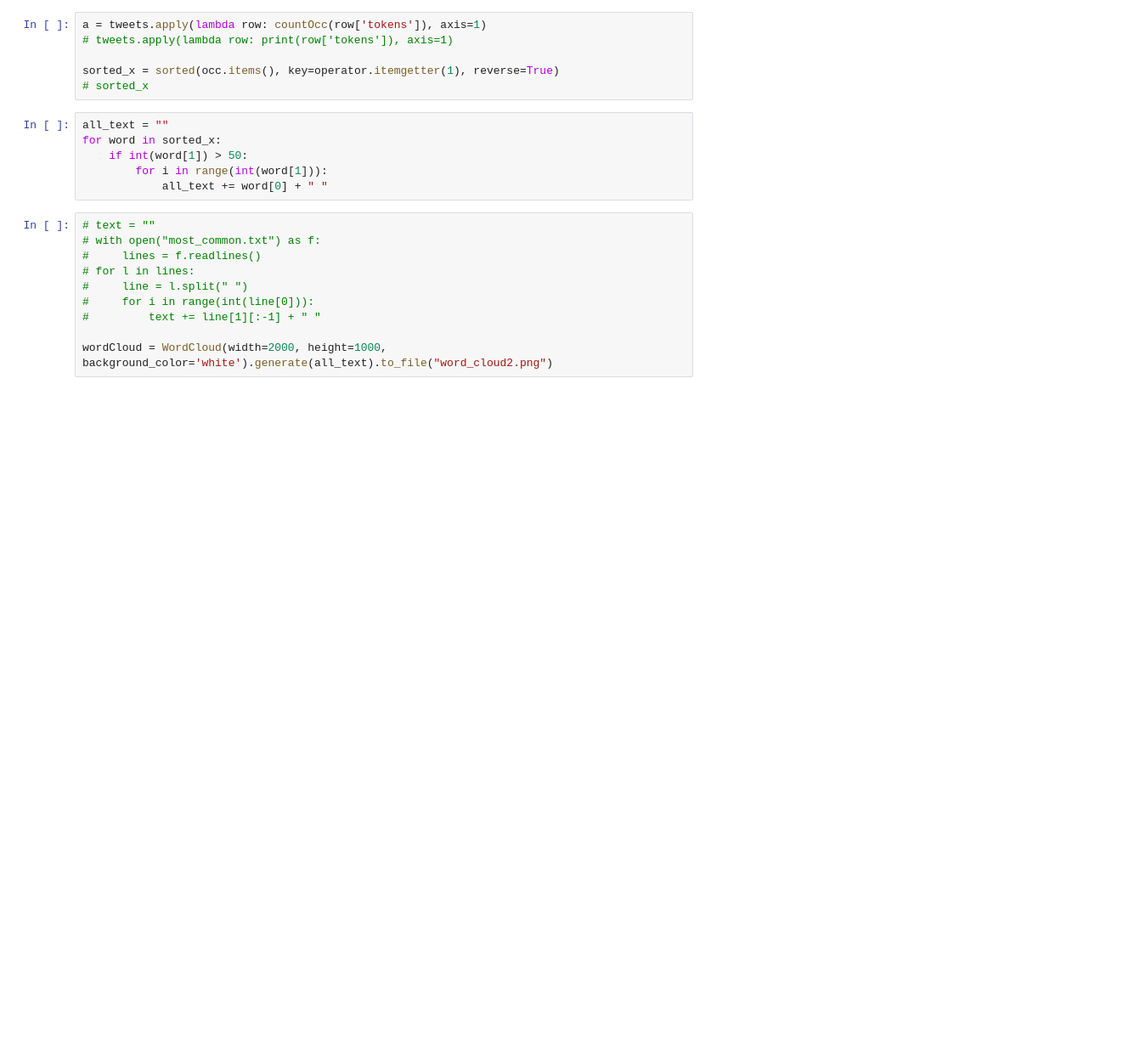
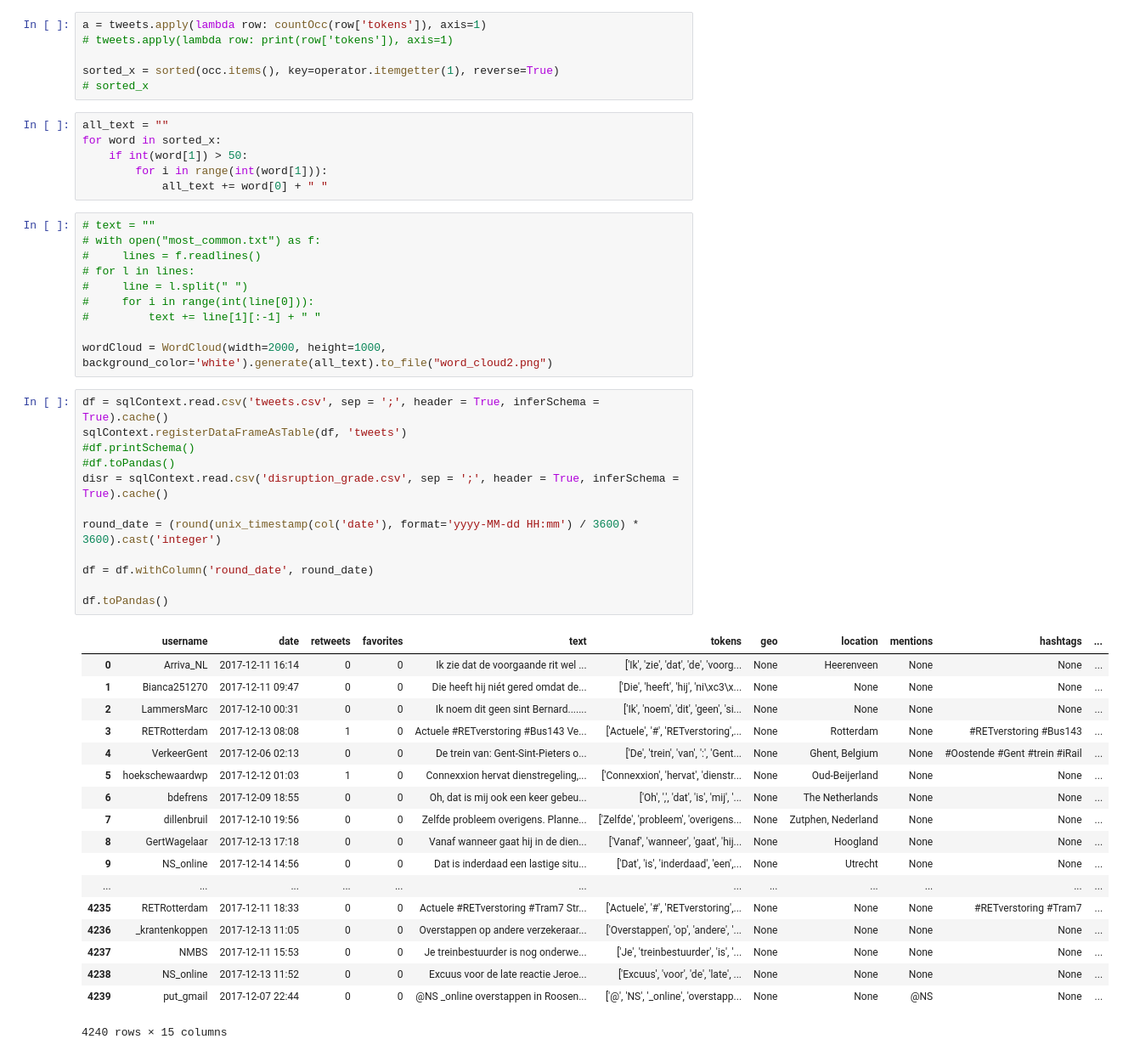
Before and after one commit to AndraIonescu/WSE_FinalPaper, a Jupyter notebook: FinalPaper.ipynb, the cells around one changed output. Shown at 85% size. Saved outputs shown, nothing was run; the diff lists cells and outputs as text; blank space fills up the shorter version.

Commit message:
add dates

```diff
--- a/FinalPaper.ipynb
+++ b/FinalPaper.ipynb
@@ -137,3 +137,34 @@ for word in sorted_x:
 #         text += line[1][:-1] + " "
 
 wordCloud = WordCloud(width=2000, height=1000, background_color='white').generate(all_text).to_file("word_cloud2.png")
+# %%
+df = sqlContext.read.csv('tweets.csv', sep = ';', header = True, inferSchema = True).cache()
+sqlContext.registerDataFrameAsTable(df, 'tweets')
+#df.printSchema()
+#df.toPandas()
+disr = sqlContext.read.csv('disruption_grade.csv', sep = ';', header = True, inferSchema = True).cache()
+
+round_date = (round(unix_timestamp(col('date'), format='yyyy-MM-dd HH:mm') / 3600) * 3600).cast('integer')
+
+df = df.withColumn('round_date', round_date)
+
+df.toPandas()
+# %% [output]
+|  | username | date | retweets | favorites | text | tokens | geo | location | mentions | hashtags | ... |
+| 0 | Arriva_NL | 2017-12-11 16:14 | 0 | 0 | Ik zie dat de voorgaande rit wel ... | ['Ik', 'zie', 'dat', 'de', 'voorg... | None | Heerenveen | None | None | ... |
+| 1 | Bianca251270 | 2017-12-11 09:47 | 0 | 0 | Die heeft hij niét gered omdat de... | ['Die', 'heeft', 'hij', 'ni\xc3\x... | None | None | None | None | ... |
+| 2 | LammersMarc | 2017-12-10 00:31 | 0 | 0 | Ik noem dit geen sint Bernard....... | ['Ik', 'noem', 'dit', 'geen', 'si... | None | None | None | None | ... |
+| 3 | RETRotterdam | 2017-12-13 08:08 | 1 | 0 | Actuele #RETverstoring #Bus143 Ve... | ['Actuele', '#', 'RETverstoring',... | None | Rotterdam | None | #RETverstoring #Bus143 | ... |
+| 4 | VerkeerGent | 2017-12-06 02:13 | 0 | 0 | De trein van: Gent-Sint-Pieters o... | ['De', 'trein', 'van', ':', 'Gent... | None | Ghent, Belgium | None | #Oostende #Gent #trein #iRail | ... |
+| 5 | hoekschewaardwp | 2017-12-12 01:03 | 1 | 0 | Connexxion hervat dienstregeling,... | ['Connexxion', 'hervat', 'dienstr... | None | Oud-Beijerland | None | None | ... |
+| 6 | bdefrens | 2017-12-09 18:55 | 0 | 0 | Oh, dat is mij ook een keer gebeu... | ['Oh', ',', 'dat', 'is', 'mij', '... | None | The Netherlands | None | None | ... |
+| 7 | dillenbruil | 2017-12-10 19:56 | 0 | 0 | Zelfde probleem overigens. Planne... | ['Zelfde', 'probleem', 'overigens... | None | Zutphen, Nederland | None | None | ... |
+| 8 | GertWagelaar | 2017-12-13 17:18 | 0 | 0 | Vanaf wanneer gaat hij in de dien... | ['Vanaf', 'wanneer', 'gaat', 'hij... | None | Hoogland | None | None | ... |
+| 9 | NS_online | 2017-12-14 14:56 | 0 | 0 | Dat is inderdaad een lastige situ... | ['Dat', 'is', 'inderdaad', 'een',... | None | Utrecht | None | None | ... |
+| ... | ... | ... | ... | ... | ... | ... | ... | ... | ... | ... | ... |
+| 4235 | RETRotterdam | 2017-12-11 18:33 | 0 | 0 | Actuele #RETverstoring #Tram7 Str... | ['Actuele', '#', 'RETverstoring',... | None | None | None | #RETverstoring #Tram7 | ... |
+| 4236 | _krantenkoppen | 2017-12-13 11:05 | 0 | 0 | Overstappen op andere verzekeraar... | ['Overstappen', 'op', 'andere', '... | None | None | None | None | ... |
+| 4237 | NMBS | 2017-12-11 15:53 | 0 | 0 | Je treinbestuurder is nog onderwe... | ['Je', 'treinbestuurder', 'is', '... | None | None | None | None | ... |
+| 4238 | NS_online | 2017-12-13 11:52 | 0 | 0 | Excuus voor de late reactie Jeroe... | ['Excuus', 'voor', 'de', 'late', ... | None | None | None | None | ... |
+| 4239 | put_gmail | 2017-12-07 22:44 | 0 | 0 | @NS _online overstappen in Roosen... | ['@', 'NS', '_online', 'overstapp... | None | None | @NS | None | ... |
+4240 rows × 15 columns
```
Also changed, not shown: parts of 6 cells of this notebook, 13 other files.
